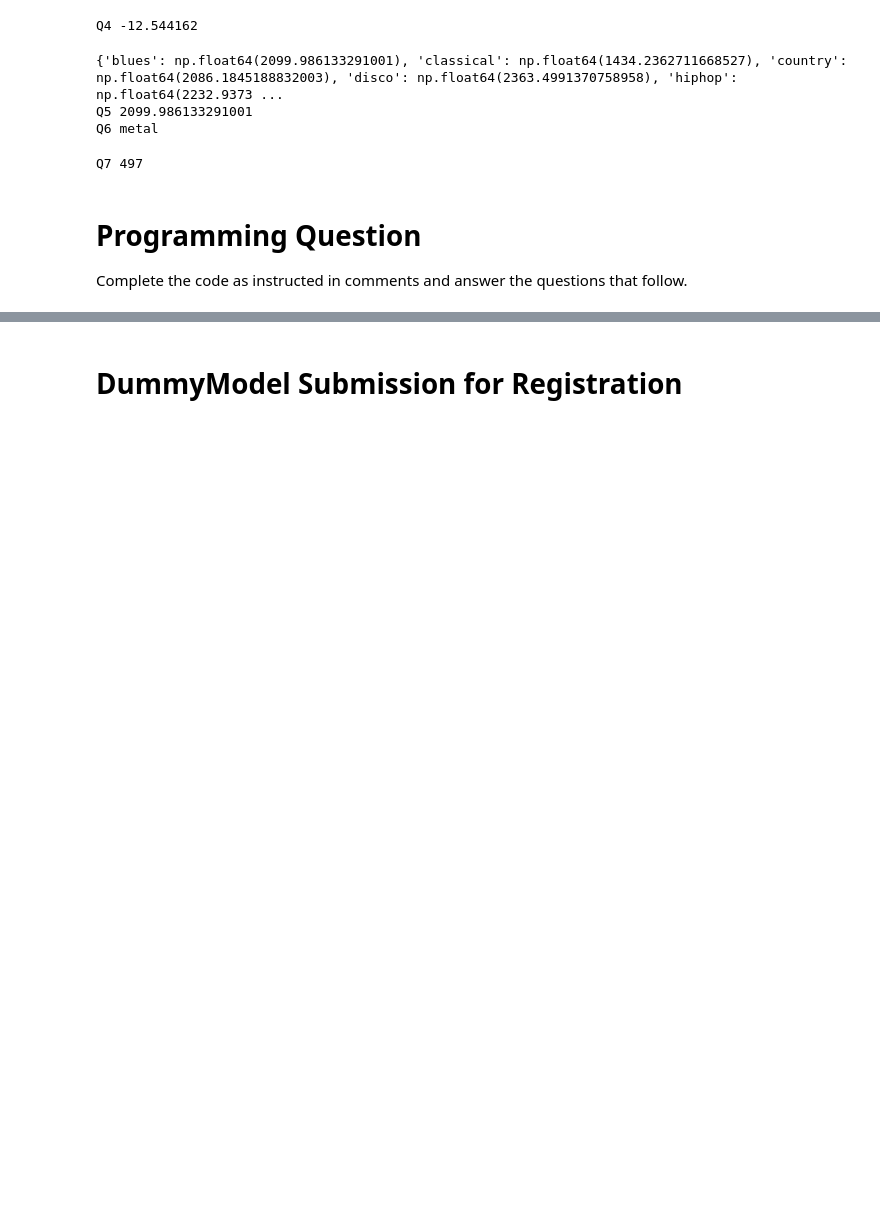
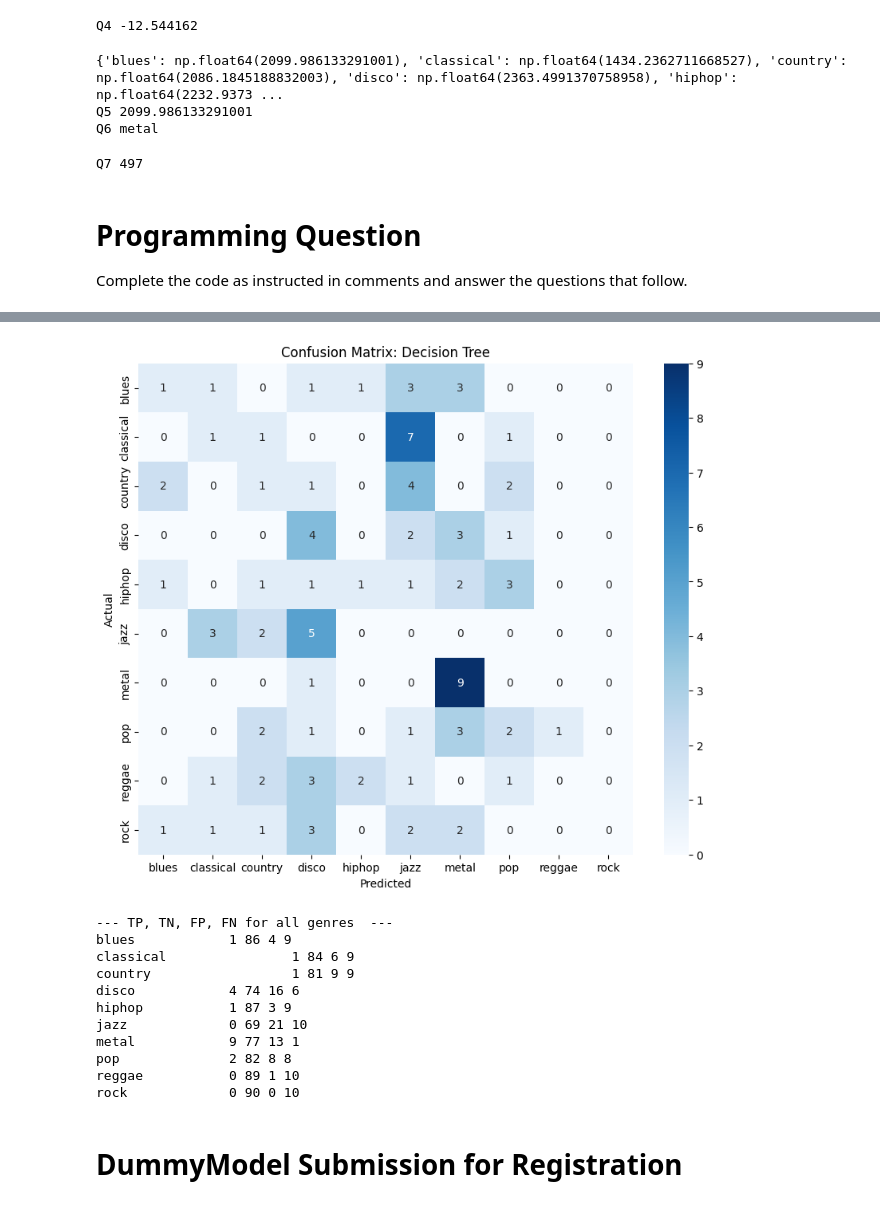
Before and after one commit to 21f2000660/dl-gen-ai-project-26-t1, a Jupyter notebook: notebooks/dl-21f2000660-notebook-t12026.ipynb, the cells around one changed output, grey strips where cells are left out. Drawn from its saved outputs; the diff is of its cells as text; code cells hidden in the pictures; blank space fills up the shorter version.

Commit message:
Milestone 2 - Version 2 | Solutions for the DecisionTreeClassifier model

```diff
--- a/notebooks/dl-21f2000660-notebook-t12026.ipynb
+++ b/notebooks/dl-21f2000660-notebook-t12026.ipynb
@@ -564,13 +564,12 @@ cr = # COMPUTE CLASSIFICATION REPORT
 
 '''
 
-#print(f"Validation Macro F1 Score: {macro_f1:.4f}\n")
-#print("Detailed Classification Report:")
-#print(cr)
+y_pred = clf.predict(X_val)
+macro_f1 = f1_score(y_val, y_pred, average='macro')
+cm = confusion_matrix(y_val, y_pred, labels=GENRES)
+cr = classification_report(y_val, y_pred, target_names=GENRES)
 
-'''
-YOUR CODE HERE
-
-Visualize the confusion matrix and compute TP, TN, FP, FN for all genres.
-'''
+print(f"Validation Macro F1 Score: {macro_f1:.4f}\n")
+print("Detailed Classification Report:")
+print(cr)
 # %% [output]
@@ -580,3 +595,39 @@ Visualize the confusion matrix and compute TP, TN, FP, FN for all genres.
+# %%
+'''
+YOUR CODE HERE
+
+Visualize the confusion matrix and compute TP, TN, FP, FN for all genres.
+'''
+# Visualize Confusion Matrix
+plt.figure(figsize=(10, 8))
+sns.heatmap(cm, annot=True, fmt='d', cmap='Blues', xticklabels=GENRES, yticklabels=GENRES)
+plt.title('Confusion Matrix: Decision Tree')
+plt.xlabel('Predicted')
+plt.ylabel('Actual')
+plt.show()
+
+print('\n')
+print('--- TP, TN, FP, FN for all genres  ---')
+for i,genre in enumerate(GENRES):
+    tp=cm[i, i]
+    fp=cm[:, i].sum()-tp
+    fn=cm[i, :].sum()-tp
+    tn=cm.sum()-(tp+fp+fn)
+
+    print(genre,"\t\t",tp,tn,fp,fn)
+# %% [output]
+[figure, added]
+--- TP, TN, FP, FN for all genres  ---
+blues            1 86 4 9
+classical                1 84 6 9
+country                  1 81 9 9
+disco            4 74 16 6
+hiphop           1 87 3 9
+jazz             0 69 21 10
+metal            9 77 13 1
+pop              2 82 8 8
+reggae           0 89 1 10
+rock             0 90 0 10
 # %% [markdown]
 # DummyModel Submission for Registration
 # %%
```
Also changed, not shown: parts of 2 cells of this notebook.
